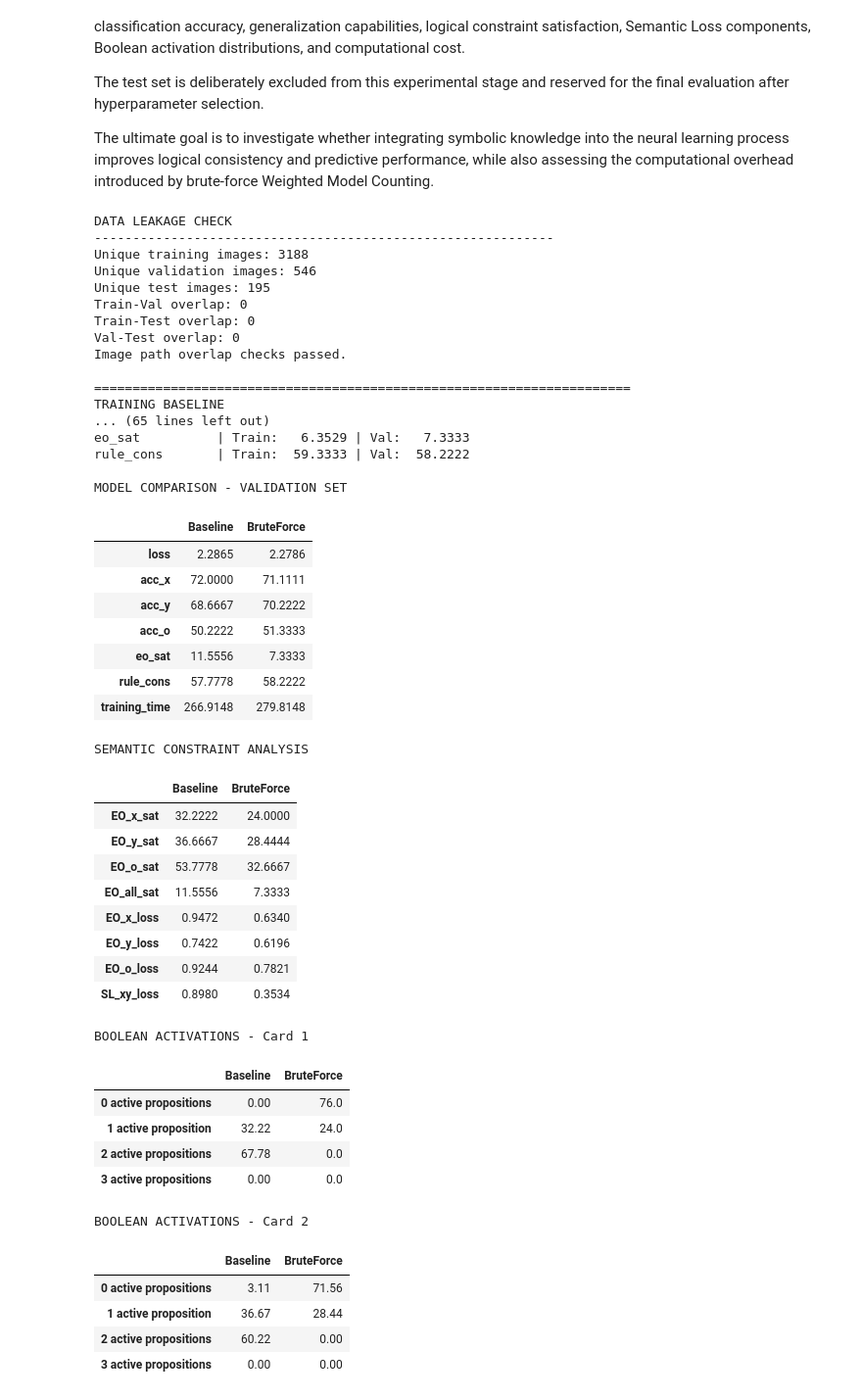
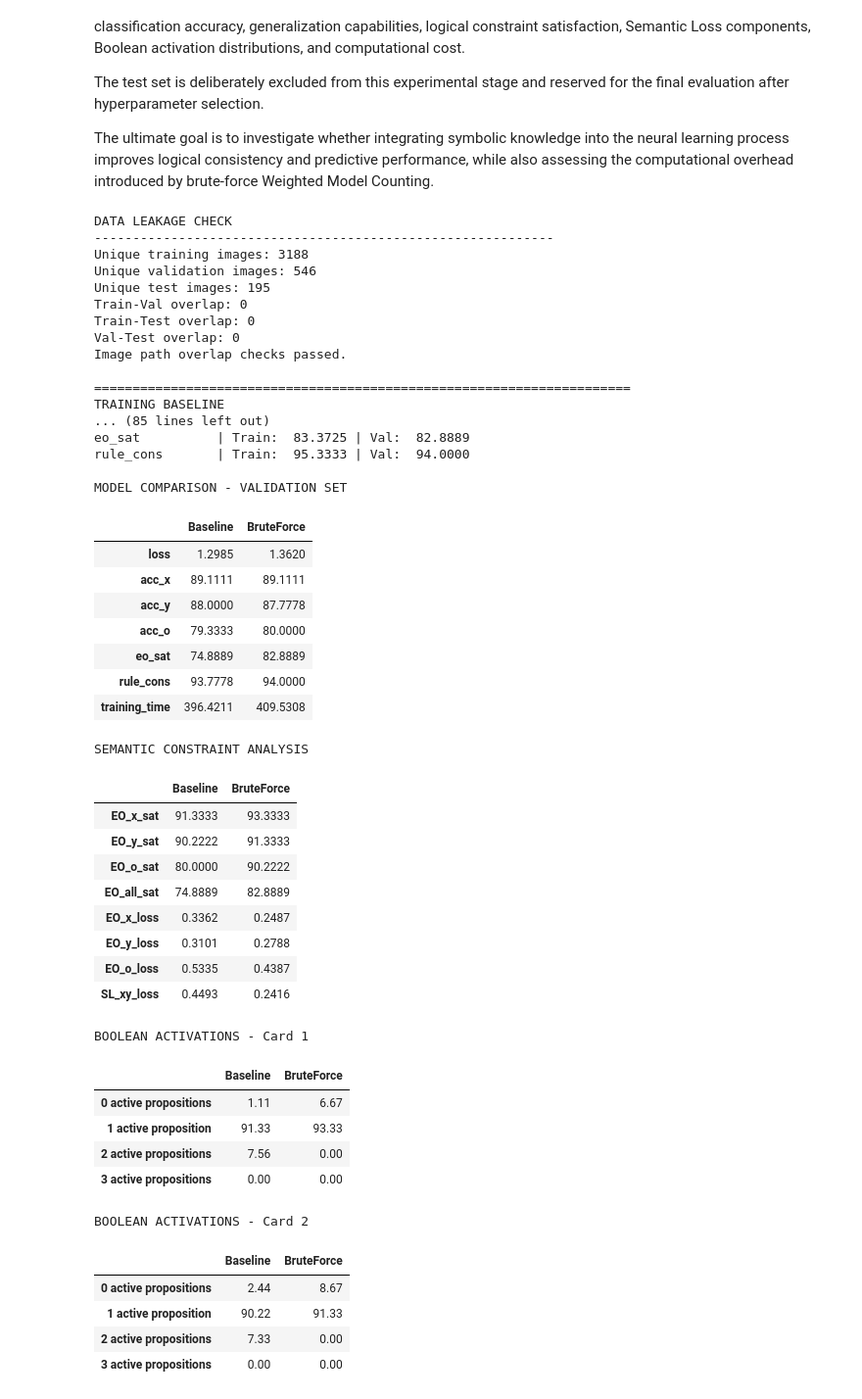
Before and after one commit to alexmando/NeuroSymbolic_CardGame, a Jupyter notebook: CardGame_SemanticLoss_(3).ipynb, the cells around one changed output. Shown at 98% size. Saved outputs shown, nothing was run; the diff lists cells and outputs as text; code cells hidden in the pictures.

Commit message:
Tune learning rate, epochs, and Semantic Loss omega weights (lr=1e-3, epochs=30, w2=w3=0.1)

```diff
--- a/CardGame_SemanticLoss_(3).ipynb
+++ b/CardGame_SemanticLoss_(3).ipynb
@@ -2032,13 +2032,13 @@ from torch.utils.data import DataLoader
 # ============================================================
 
 SEED = 42
-EPOCHS = 20
-LR = 1e-4
+EPOCHS = 30
+LR = 1e-3
 BATCH_SIZE = 32
 
 W1 = 1.0
-W2 = 0.5
-W3 = 0.5
+W2 = 0.1
+W3 = 0.1
 
 # Optional additional ablation experiment
 RUN_EO_ABLATION = False
@@ -2357,62 +2357,62 @@ for group in ["Card 1", "Card 2", "Outcome"]:
         "3 active propositions"
     ]
 
     print(f"\nBOOLEAN ACTIVATIONS - {group}")
     display(activation_df.round(2))
 
 
 # ============================================================
 # END OF EXPERIMENTS
 # ============================================================
 
 print("\nAll configured experiments completed.")
 # %% [output]
 DATA LEAKAGE CHECK
 ------------------------------------------------------------
 Unique training images: 3188
 Unique validation images: 546
 Unique test images: 195
 Train-Val overlap: 0
 Train-Test overlap: 0
 Val-Test overlap: 0
 Image path overlap checks passed.
 
 ======================================================================
 TRAINING BASELINE
-... (65 lines left out)
-eo_sat          | Train:   6.3529 | Val:   7.3333
-rule_cons       | Train:  59.3333 | Val:  58.2222
+... (85 lines left out)
+eo_sat          | Train:  83.3725 | Val:  82.8889
+rule_cons       | Train:  95.3333 | Val:  94.0000
 
 MODEL COMPARISON - VALIDATION SET
 |  | Baseline | BruteForce |
-| loss | 2.2865 | 2.2786 |
-| acc_x | 72.0000 | 71.1111 |
-| acc_y | 68.6667 | 70.2222 |
-| acc_o | 50.2222 | 51.3333 |
-| eo_sat | 11.5556 | 7.3333 |
-| rule_cons | 57.7778 | 58.2222 |
-| training_time | 266.9148 | 279.8148 |
+| loss | 1.2985 | 1.3620 |
+| acc_x | 89.1111 | 89.1111 |
+| acc_y | 88.0000 | 87.7778 |
+| acc_o | 79.3333 | 80.0000 |
+| eo_sat | 74.8889 | 82.8889 |
+| rule_cons | 93.7778 | 94.0000 |
+| training_time | 396.4211 | 409.5308 |
 SEMANTIC CONSTRAINT ANALYSIS
 |  | Baseline | BruteForce |
-| EO_x_sat | 32.2222 | 24.0000 |
-| EO_y_sat | 36.6667 | 28.4444 |
-| EO_o_sat | 53.7778 | 32.6667 |
-| EO_all_sat | 11.5556 | 7.3333 |
-| EO_x_loss | 0.9472 | 0.6340 |
-| EO_y_loss | 0.7422 | 0.6196 |
-| EO_o_loss | 0.9244 | 0.7821 |
-| SL_xy_loss | 0.8980 | 0.3534 |
+| EO_x_sat | 91.3333 | 93.3333 |
+| EO_y_sat | 90.2222 | 91.3333 |
+| EO_o_sat | 80.0000 | 90.2222 |
+| EO_all_sat | 74.8889 | 82.8889 |
+| EO_x_loss | 0.3362 | 0.2487 |
+| EO_y_loss | 0.3101 | 0.2788 |
+| EO_o_loss | 0.5335 | 0.4387 |
+| SL_xy_loss | 0.4493 | 0.2416 |
 BOOLEAN ACTIVATIONS - Card 1
 |  | Baseline | BruteForce |
-| 0 active propositions | 0.00 | 76.0 |
-| 1 active proposition | 32.22 | 24.0 |
-| 2 active propositions | 67.78 | 0.0 |
-| 3 active propositions | 0.00 | 0.0 |
+| 0 active propositions | 1.11 | 6.67 |
+| 1 active proposition | 91.33 | 93.33 |
+| 2 active propositions | 7.56 | 0.00 |
+| 3 active propositions | 0.00 | 0.00 |
 BOOLEAN ACTIVATIONS - Card 2
 |  | Baseline | BruteForce |
-| 0 active propositions | 3.11 | 71.56 |
-| 1 active proposition | 36.67 | 28.44 |
-| 2 active propositions | 60.22 | 0.00 |
+| 0 active propositions | 2.44 | 8.67 |
+| 1 active proposition | 90.22 | 91.33 |
+| 2 active propositions | 7.33 | 0.00 |
 | 3 active propositions | 0.00 | 0.00 |
 BOOLEAN ACTIVATIONS - Outcome
 |  | Baseline | BruteForce |
```
Also changed, not shown: parts of 3 cells of this notebook.
